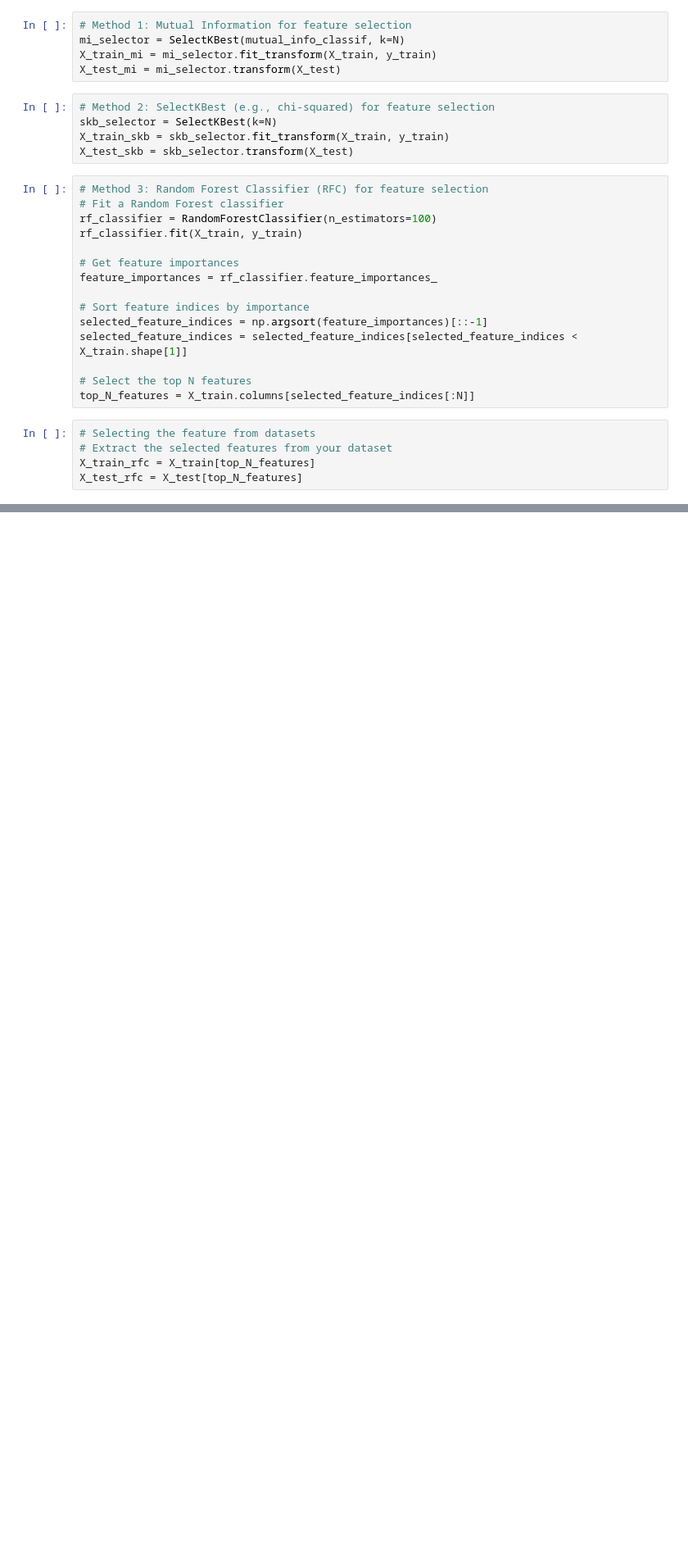
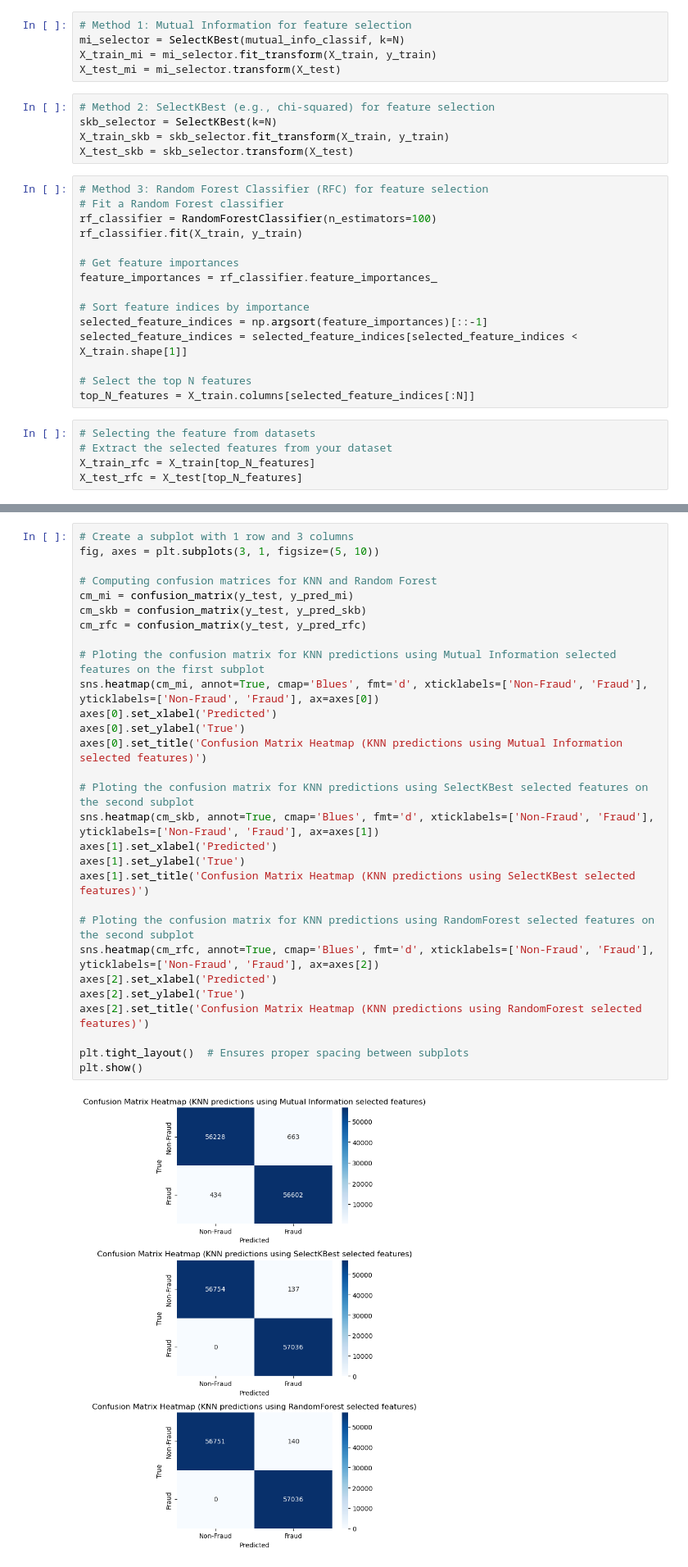
Before and after one commit to AnkitDogra-07/Research-CSE-V, a Jupyter notebook: Work/Notebooks for Data Cleaning/preprocessing.ipynb, the cells around one changed output, grey strips where cells are left out. Shown at 82% size. Saved outputs shown, nothing was run; the diff lists cells and outputs as text; blank space fills up the shorter version.

```diff
--- a/Work/Notebooks for Data Cleaning/preprocessing.ipynb
+++ b/Work/Notebooks for Data Cleaning/preprocessing.ipynb
@@ -432,0 +427,31 @@ weighted avg       1.00      1.00      1.00    113927
+# %%
+# Create a subplot with 1 row and 3 columns
+fig, axes = plt.subplots(3, 1, figsize=(5, 10))
+
+# Computing confusion matrices for KNN and Random Forest
+cm_mi = confusion_matrix(y_test, y_pred_mi)
+cm_skb = confusion_matrix(y_test, y_pred_skb)
+cm_rfc = confusion_matrix(y_test, y_pred_rfc)
+
+# Ploting the confusion matrix for KNN predictions using Mutual Information selected features on the first subplot
+sns.heatmap(cm_mi, annot=True, cmap='Blues', fmt='d', xticklabels=['Non-Fraud', 'Fraud'], yticklabels=['Non-Fraud', 'Fraud'], ax=axes[0])
+axes[0].set_xlabel('Predicted')
+axes[0].set_ylabel('True')
+axes[0].set_title('Confusion Matrix Heatmap (KNN predictions using Mutual Information selected features)')
+
+# Ploting the confusion matrix for KNN predictions using SelectKBest selected features on the second subplot
+sns.heatmap(cm_skb, annot=True, cmap='Blues', fmt='d', xticklabels=['Non-Fraud', 'Fraud'], yticklabels=['Non-Fraud', 'Fraud'], ax=axes[1])
+axes[1].set_xlabel('Predicted')
+axes[1].set_ylabel('True')
+axes[1].set_title('Confusion Matrix Heatmap (KNN predictions using SelectKBest selected features)')
+
+# Ploting the confusion matrix for KNN predictions using RandomForest selected features on the second subplot
+sns.heatmap(cm_rfc, annot=True, cmap='Blues', fmt='d', xticklabels=['Non-Fraud', 'Fraud'], yticklabels=['Non-Fraud', 'Fraud'], ax=axes[2])
+axes[2].set_xlabel('Predicted')
+axes[2].set_ylabel('True')
+axes[2].set_title('Confusion Matrix Heatmap (KNN predictions using RandomForest selected features)')
+
+plt.tight_layout()  # Ensures proper spacing between subplots
+plt.show()
+# %% [output]
+[figure, added]
```
Also changed, not shown: parts of 8 cells of this notebook.
